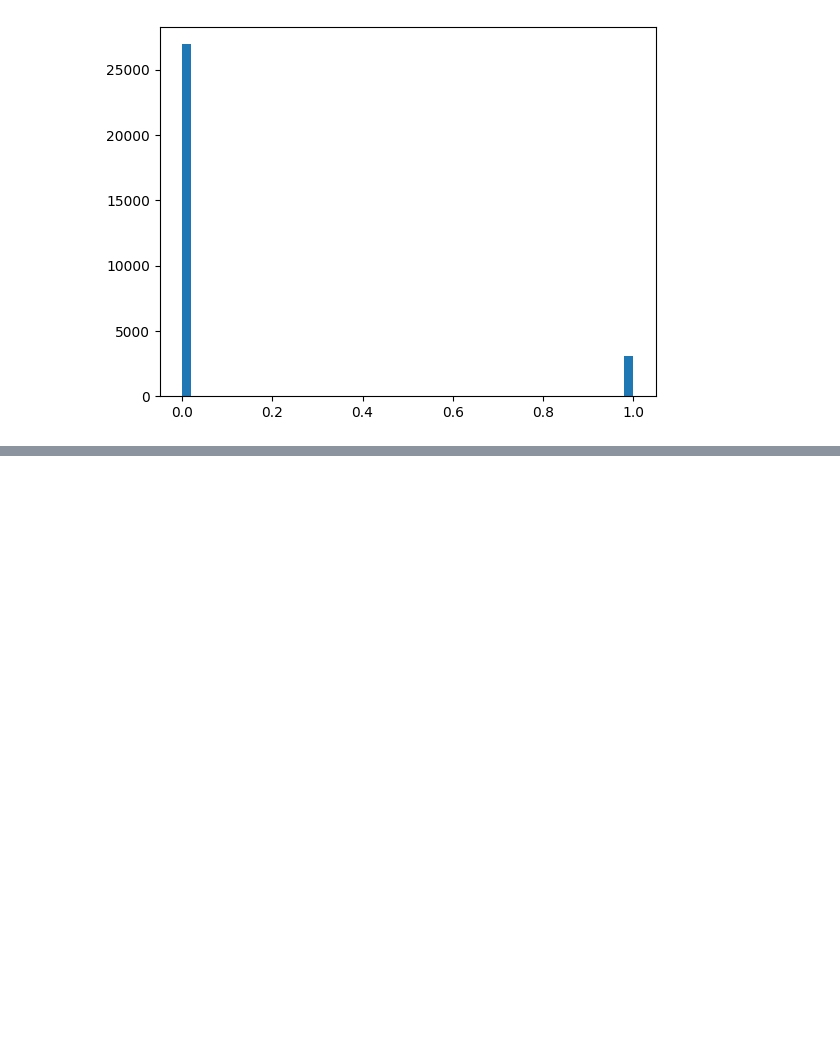
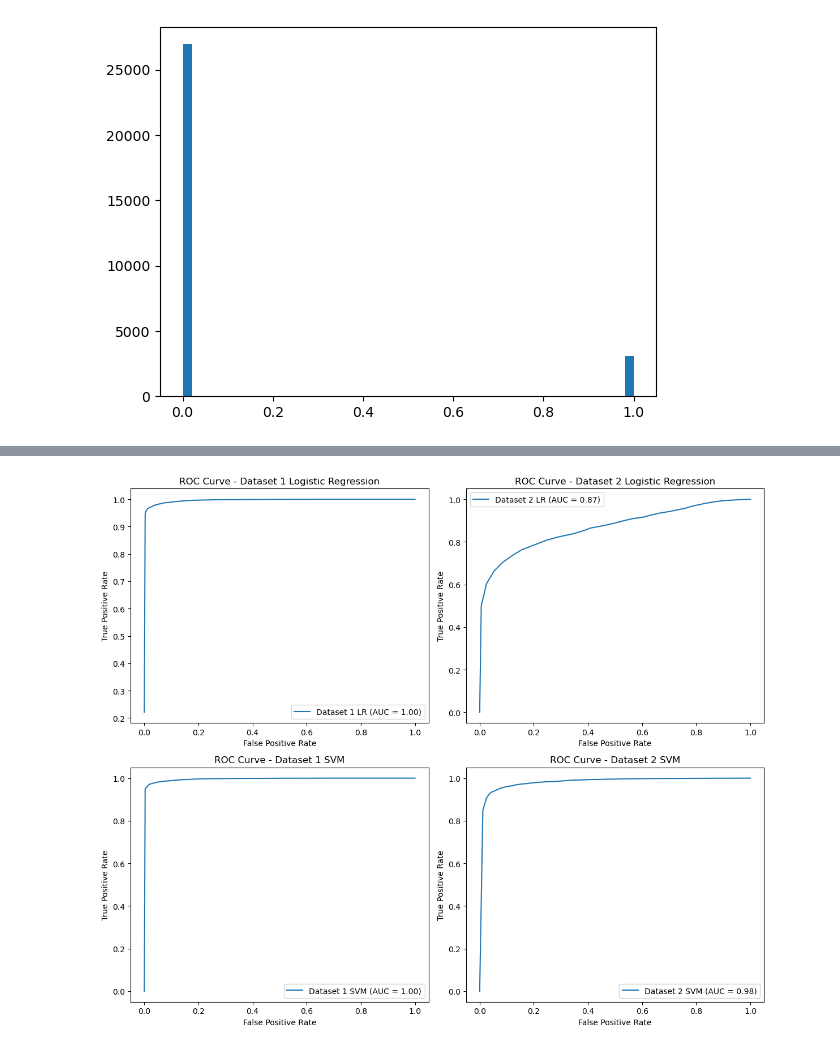
Before and after one commit to Tellefskofteland/QRM_project_2, a Jupyter notebook: Project2_template.ipynb, the cells around one changed output, grey strips where cells are left out. Cells and saved outputs as stored; diff of their text form; code cells hidden in the pictures; blank space fills up the shorter version.

```diff
--- a/Project2_template.ipynb
+++ b/Project2_template.ipynb
@@ -93,6 +144,10 @@ from sklearn.metrics import log_loss
 # %%
 # Exercise 2.b)
 # Calculate normalized data
+from sklearn.preprocessing import StandardScaler
+scaler = StandardScaler()
+x_train_scaled = scaler.fit_transform(x_train)
+x_test_scaled = scaler.transform(x_test)
 # %%
 # Exercise 2.b)
 from sklearn.svm import SVC
@@ -102,4 +157,8 @@ from sklearn.svm import SVC
 # "model.fit(X, Y)" optimizes the model parameters (using hinge loss)
 
 # Fit the models for both datasets (this can take up to 60 seconds with SVC)
+
+C = 0.2
+model1_svm = SVC(kernel="rbf", gamma=0.1, C=C, probability=True).fit(x_train_scaled, y1_train)
+model2_svm = SVC(kernel="rbf", gamma=0.1, C=C, probability=True).fit(x_train_scaled, y2_train)
 # %%
@@ -110,26 +189,95 @@ from sklearn.svm import SVC
 # %%
+
 # Exercise 2.c)
 import matplotlib.pyplot as plt
 # To calculate the curves, it is fine to take 100 threshold values c, i.e.,
 ths = np.linspace(0, 1, 100)
 
 # To approximately calculate the AUC, it is fine to simply use Riemann sums.
 # This means, if you have 100 (a_i, b_i) pairs for the curves, a_1 <= a_2 <= ...
 # then you may simply use the sum
 # sum_{i=1}^99 (b_i + b_{i+1})/2 * (a_{i+1}-a_i)
 # as the approximation of the integral (or AUC)
 
+def compute_roc_auc(y_true, y_prob, thresholds):
+    tpr_list = []
+    fpr_list = []
+
+    for c in thresholds:
+        y_pred = (y_prob >= c).astype(int)
+        TP = np.sum((y_true == 1) & (y_pred == 1))
+        TN = np.sum((y_true == 0) & (y_pred == 0))
+        FP = np.sum((y_true == 0) & (y_pred == 1))
+        FN = np.sum((y_true == 1) & (y_pred == 0))
+
+        TPR = TP / (TP + FN) if (TP + FN) > 0 else 0
+        FPR = FP / (FP + TN) if (FP + TN) > 0 else 0
+
+        tpr_list.append(TPR)
+        fpr_list.append(FPR)
+
+    # Sort by FPR (ascending)
+    order = np.argsort(fpr_list)
+    fpr = np.array(fpr_list)[order]
+    tpr = np.array(tpr_list)[order]
+
+    # Compute Riemann-sum AUC
+    auc = 0.0
+    for i in range(1, len(fpr)):
+        auc += (tpr[i] + tpr[i-1]) / 2 * (fpr[i] - fpr[i-1])
+
+    return fpr, tpr, auc
+
+
+
+# Plotting the ROC curves, in 2*2 grid
+fig, axs = plt.subplots(2, 2, figsize=(12, 10))
 
 # first data set & logistic regression:
 # (the code should be reusable for all cases, only exchanging datasets and predicted probabilities depending on the model)
+y1_prob_lr = model1.predict_proba(x_test)[:, 1]
 
 # Compute and plot the ROC and AUC cruves
+fpr1_lr, tpr1_lr, auc1_lr = compute_roc_auc(y1_test, y1_prob_lr, ths)
+axs[0, 0].plot(fpr1_lr, tpr1_lr, label=f'Dataset 1 LR (AUC = {auc1_lr:.2f})')
+axs[0, 0].set_xlabel('False Positive Rate')
+axs[0, 0].set_ylabel('True Positive Rate')
+axs[0, 0].set_title('ROC Curve - Dataset 1 Logistic Regression')
+axs[0, 0].legend()
 
 
 # second data set & logistic regression:
+y2_prob_lr = model2.predict_proba(x_test)[:, 1]
+fpr2_lr, tpr2_lr, auc2_lr = compute_roc_auc(y2_test, y2_prob_lr, ths)
+axs[0, 1].plot(fpr2_lr, tpr2_lr, label=f'Dataset 2 LR (AUC = {auc2_lr:.2f})')
+axs[0, 1].set_xlabel('False Positive Rate')
+axs[0, 1].set_ylabel('True Positive Rate')
+axs[0, 1].set_title('ROC Curve - Dataset 2 Logistic Regression')
+axs[0, 1].legend()
+
 
 
 # first data set and SVM:
+y1_prob_svm = model1_svm.predict_proba(x_test_scaled)[:, 1]
+fpr1_svm, tpr1_svm, auc1_svm = compute_roc_auc(y1_test, y1_prob_svm, ths)
+axs[1, 0].plot(fpr1_svm, tpr1_svm, label=f'Dataset 1 SVM (AUC = {auc1_svm:.2f})')
+axs[1, 0].set_xlabel('False Positive Rate')
+axs[1, 0].set_ylabel('True Positive Rate')
+axs[1, 0].set_title('ROC Curve - Dataset 1 SVM')
+axs[1, 0].legend()
+
 
 
 # second data set and SVM:
+y2_prob_svm = model2_svm.predict_proba(x_test_scaled)[:, 1]
+fpr2_svm, tpr2_svm, auc2_svm = compute_roc_auc(y2_test, y2_prob_svm, ths)
+axs[1, 1].plot(fpr2_svm, tpr2_svm, label=f'Dataset 2 SVM (AUC = {auc2_svm:.2f})')
+axs[1, 1].set_xlabel('False Positive Rate')
+axs[1, 1].set_ylabel('True Positive Rate')
+axs[1, 1].set_title('ROC Curve - Dataset 2 SVM')
+axs[1, 1].legend()
+
+plt.tight_layout()
+plt.show()
+# %% [output]
+[figure, added]
```
Also changed, not shown: parts of 6 cells of this notebook.
